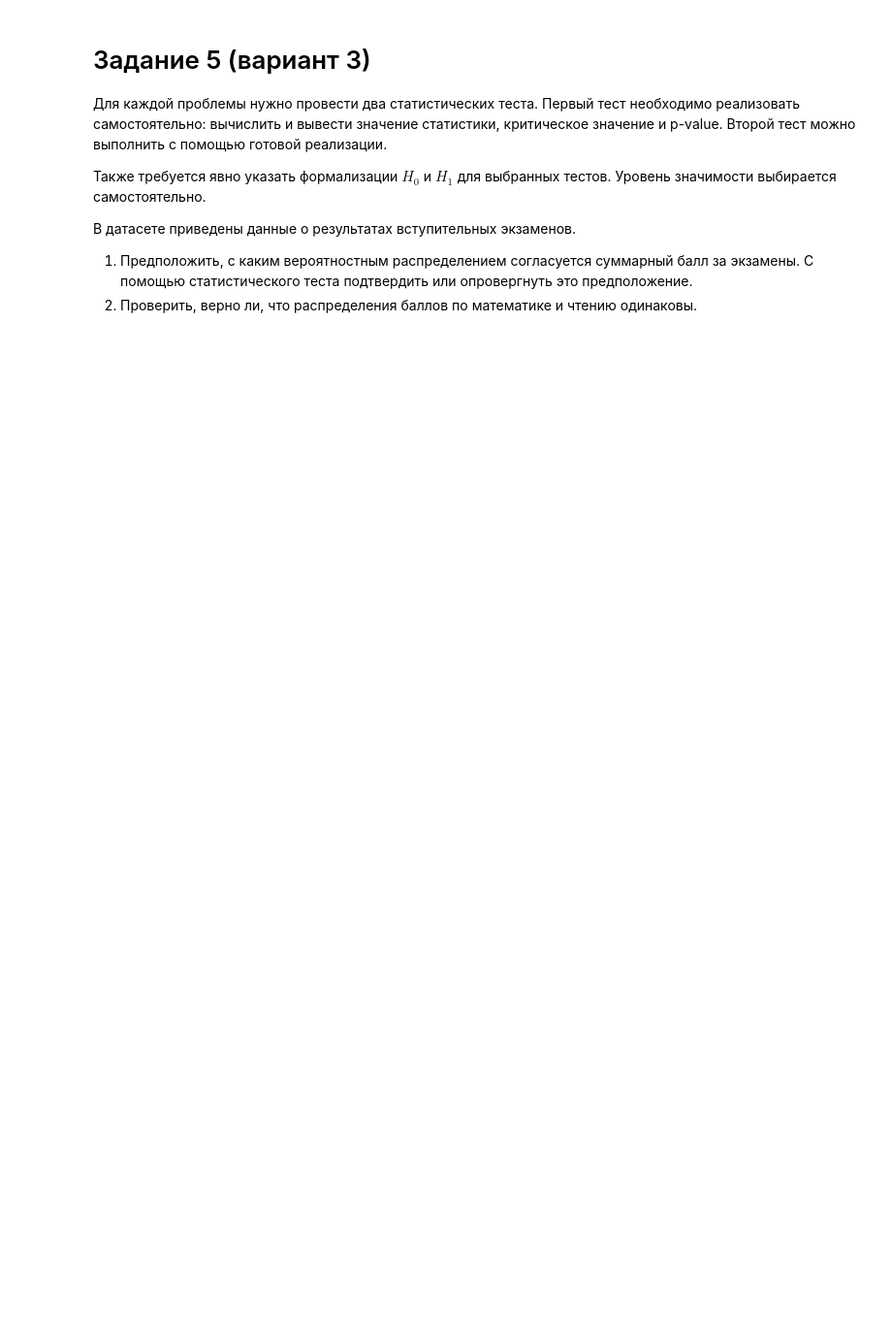
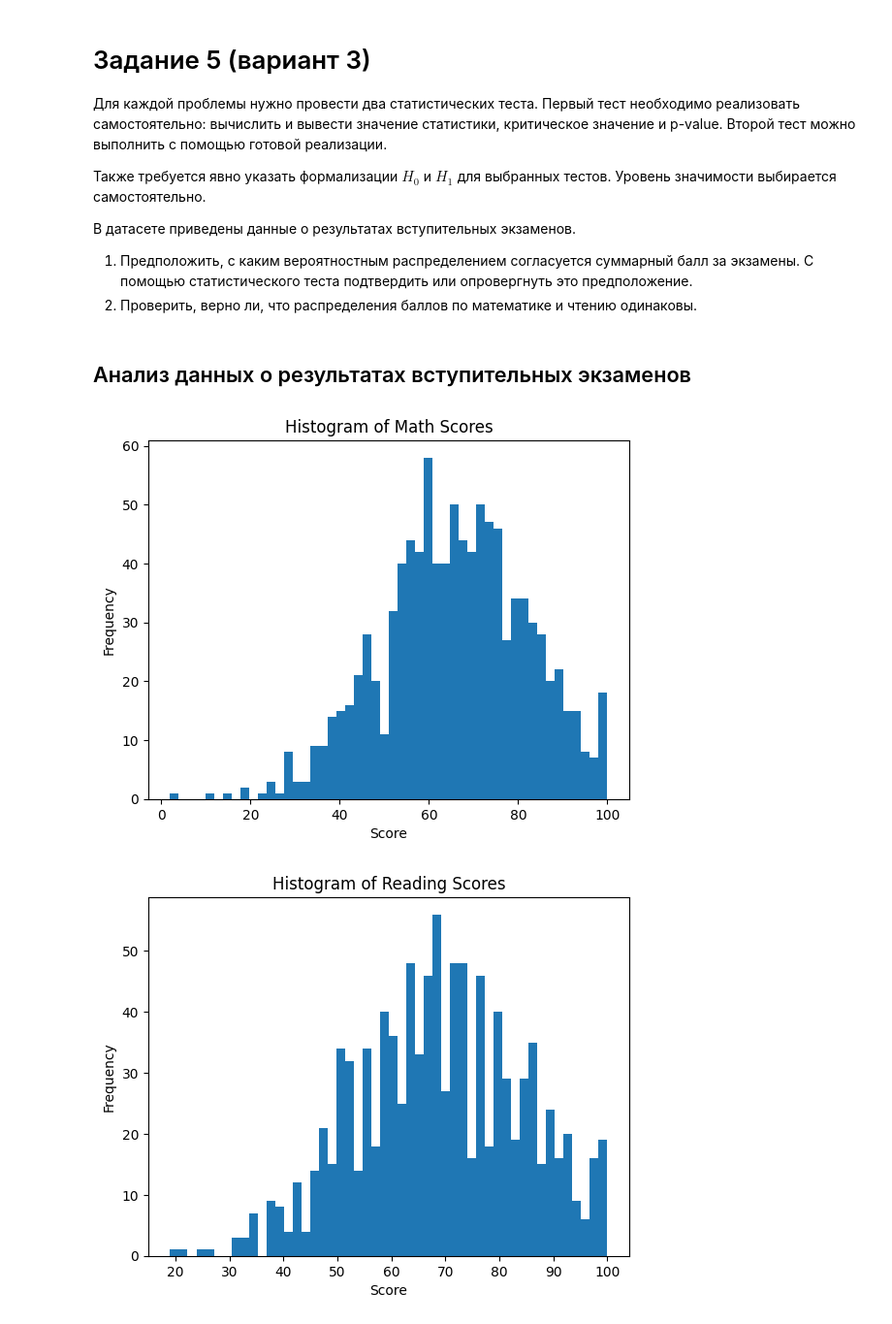
Before and after one commit to vorandpav/TVIPS, a Jupyter notebook: Lab2/2_Shakina_Vorobev_J3211.ipynb, the cells around one changed output. Shown: that part at 97% size. Saved outputs shown, nothing was run; the diff lists cells and outputs as text; code cells hidden in the pictures; blank space fills up the shorter version.

```diff
--- a/Lab2/2_Shakina_Vorobev_J3211.ipynb
+++ b/Lab2/2_Shakina_Vorobev_J3211.ipynb
@@ -1253,3 +1316,21 @@ $$
 1. Предположить, с каким вероятностным распределением согласуется суммарный балл за экзамены.
    С помощью статистического теста подтвердить или опровергнуть это предположение.
 2. Проверить, верно ли, что распределения баллов по математике и чтению одинаковы.
+# %% [markdown]
+## Анализ данных о результатах вступительных экзаменов
+# %%
+dataset = pd.read_csv("exams_dataset.csv")
+# %%
+m = dataset["math score"].values
+r = dataset["reading score"].values
+w = dataset["writing score"].values
+# %%
+for score, label in zip([m, r, w, m + r + w], ["Math", "Reading", "Writing", "Total"]):
+    plt.hist(score, bins=50)
+    plt.xlabel("Score")
+    plt.ylabel("Frequency")
+    plt.title(f"Histogram of {label} Scores")
+    plt.show()
+# %% [output]
+[figure, added]
+[figure, added]
```
Also changed, not shown: parts of 47 cells of this notebook, 1 other file.
